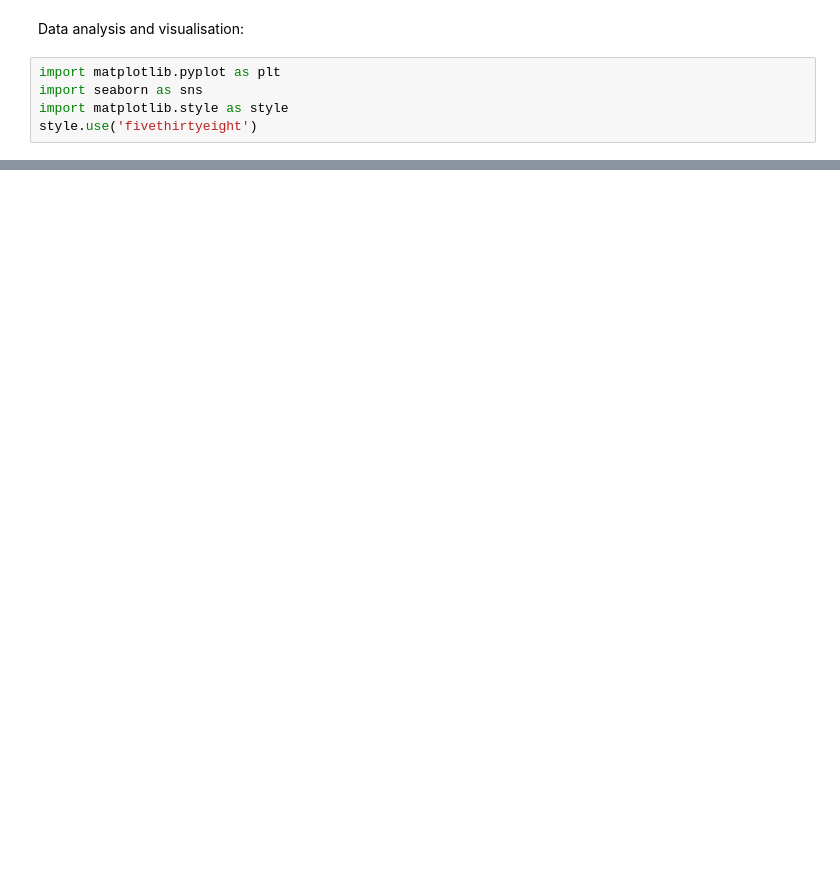
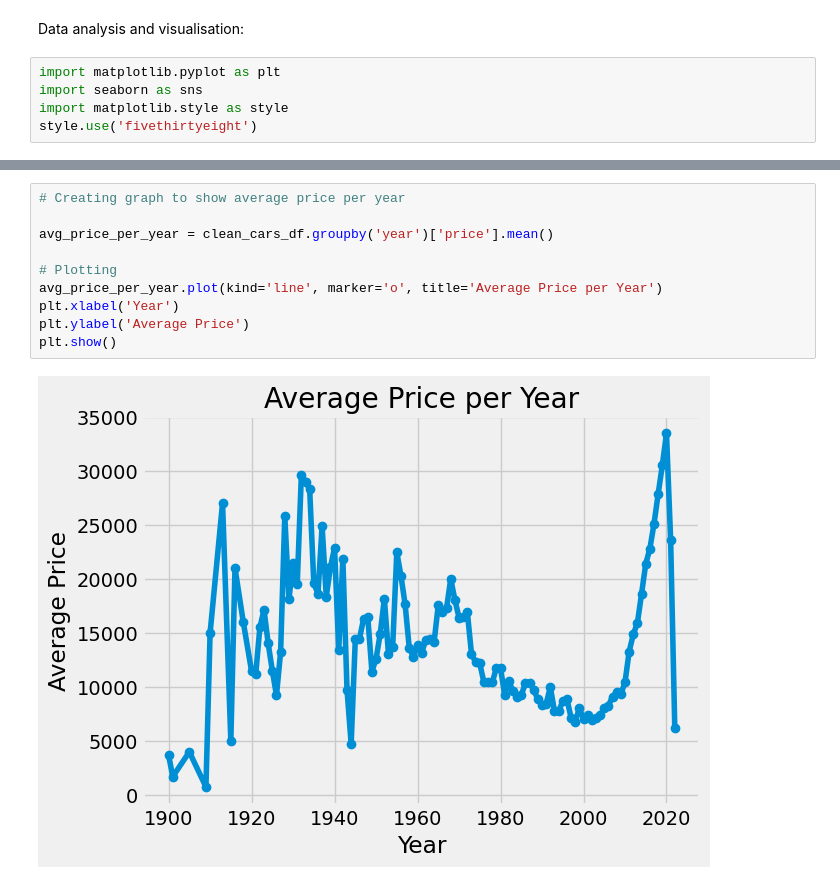
Before and after one commit to LewisRRamsey/Data-science-and-analytics-side-projects, a Jupyter notebook: Data analysis side project on used cars/Jupyter notebook file for project.ipynb, the cells around one changed output, grey strips where cells are left out. Cells and saved outputs as stored; diff of their text form; blank space fills up the shorter version.

```diff
--- a/Data analysis side project on used cars/Jupyter notebook file for project.ipynb
+++ b/Data analysis side project on used cars/Jupyter notebook file for project.ipynb
@@ -191,0 +210,12 @@ plt.show()
+# %%
+# Creating graph to show average price per year
+
+avg_price_per_year = clean_cars_df.groupby('year')['price'].mean()
+
+# Plotting
+avg_price_per_year.plot(kind='line', marker='o', title='Average Price per Year')
+plt.xlabel('Year')
+plt.ylabel('Average Price')
+plt.show()
+# %% [output]
+[figure, added]
```
Also changed, not shown: parts of 2 cells of this notebook.
